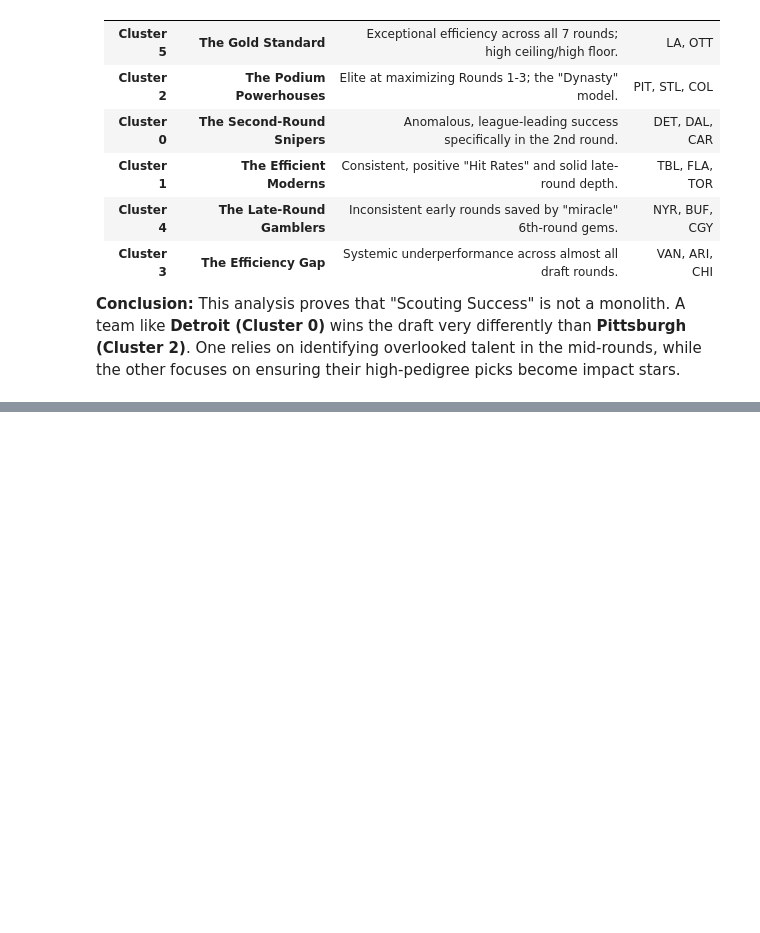
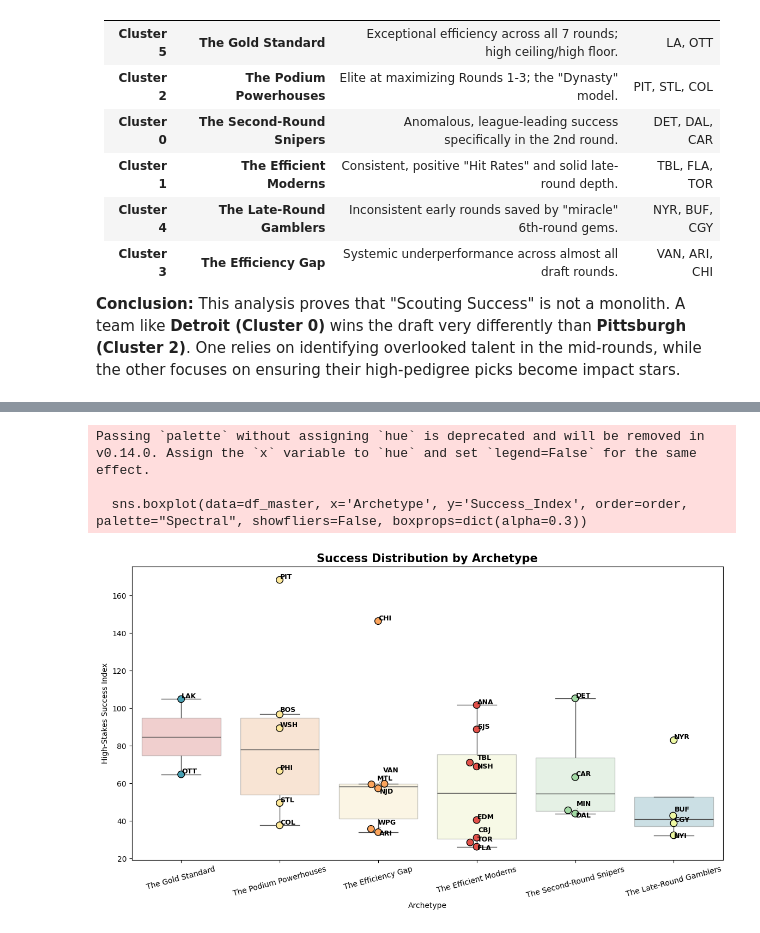
Before and after one commit to vanbrantley/nhl-draft-analysis, a Jupyter notebook: notebooks/03_findings.ipynb, the cells around one changed output, grey strips where cells are left out. Saved outputs shown, nothing was run; the diff lists cells and outputs as text; code cells hidden in the pictures; blank space fills up the shorter version.

```diff
--- a/notebooks/03_findings.ipynb
+++ b/notebooks/03_findings.ipynb
@@ -359,0 +599,14 @@ By moving to $k=6$, the analysis identifies distinct organizational philosophies
+# %%
+# Merge Clusters with Performance
+df_master = pd.merge(clusters_to_merge, df_high_stakes, on='Abbr')
+df_master['Archetype'] = df_master['Cluster'].map(archetype_map)
+
+print("=== ARCHETYPE PERFORMANCE AVERAGES ===")
+archetype_stats = df_master.groupby('Archetype').agg({
+    'avg_per_pick': 'mean',
+    'Win_Pct': 'mean',
+    'Success_Index': 'mean',
+    'Abbr': 'count'
+}).rename(columns={'Abbr': 'N_Teams'}).sort_values('Success_Index', ascending=False)
+
+display(archetype_stats.round(2))
@@ -359,0 +623,22 @@ By moving to $k=6$, the analysis identifies distinct organizational philosophies
+# %%
+from adjustText import adjust_text
+
+plt.figure(figsize=(14, 7))
+order = df_master.groupby('Archetype')['Success_Index'].median().sort_values(ascending=False).index
+
+sns.boxplot(data=df_master, x='Archetype', y='Success_Index', order=order, palette="Spectral", showfliers=False, boxprops=dict(alpha=0.3))
+sns.swarmplot(data=df_master, x='Archetype', y='Success_Index', order=order, hue='Archetype', palette="Spectral", size=9, edgecolor='black', linewidth=1, legend=False)
+
+texts = [plt.text(i, row['Success_Index'], row['Abbr'], fontsize=9, fontweight='bold')
+         for i, arch in enumerate(order) for _, row in df_master[df_master['Archetype']==arch].iterrows()]
+adjust_text(texts, arrowprops=dict(arrowstyle='->', color='gray', lw=0.5))
+
+plt.title('Success Distribution by Archetype', fontsize=15, fontweight='bold')
+plt.ylabel('High-Stakes Success Index')
+plt.xticks(rotation=15)
+plt.show()
+# %% [output]
+Passing `palette` without assigning `hue` is deprecated and will be removed in v0.14.0. Assign the `x` variable to `hue` and set `legend=False` for the same effect.
+
+  sns.boxplot(data=df_master, x='Archetype', y='Success_Index', order=order, palette="Spectral", showfliers=False, boxprops=dict(alpha=0.3))
+[figure, added]
```
Also changed, not shown: parts of 30 cells of this notebook, 9 other files.
